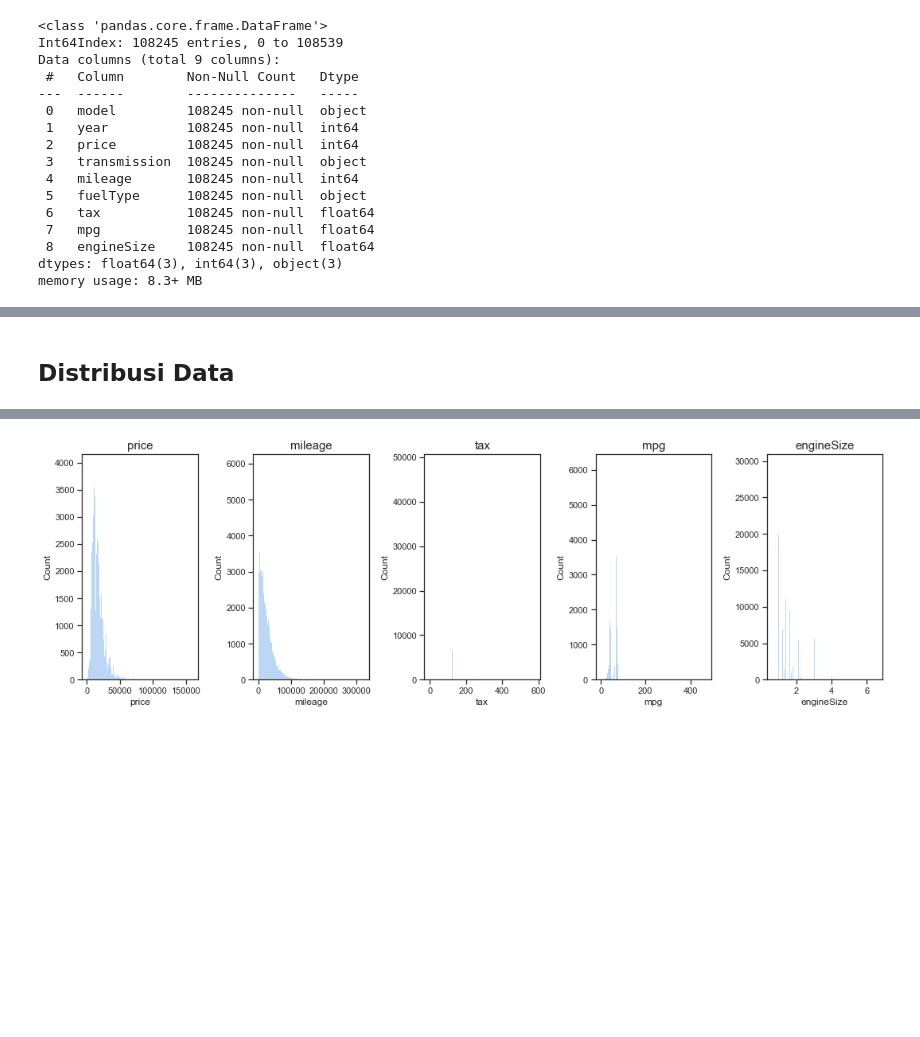
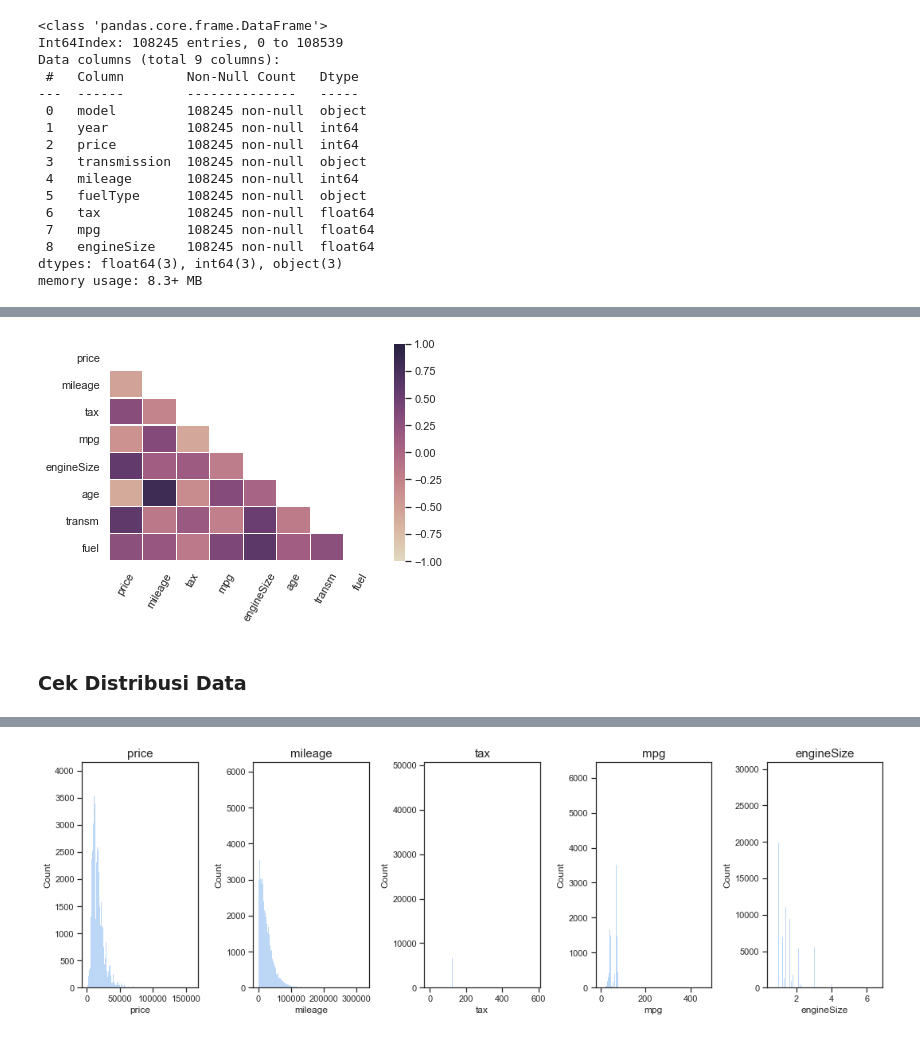
Before and after one commit to fariz-tiowiradin/FinProPWDK, a Jupyter notebook: Used Car Price Prediction.ipynb, the cells around one changed output, grey strips where cells are left out. Drawn from its saved outputs; the diff is of its cells as text; code cells hidden in the pictures; blank space fills up the shorter version.

```diff
--- a/Used Car Price Prediction.ipynb
+++ b/Used Car Price Prediction.ipynb
@@ -234,0 +428,4 @@ memory usage: 8.3+ MB
+# %%
+num_features=list(df.dtypes[df.dtypes!=object].index)
+num_features.remove('year')
+num_features
@@ -234,0 +464,3 @@ memory usage: 8.3+ MB
+# %%
+corr_matrix=df[num_features].corr(method='spearman')
+corr_matrix
@@ -235,5 +490,26 @@ memory usage: 8.3+ MB
+# %%
+# plt.figure(figsize=(12,8))
+
+sns.set_theme(style="white")
+
+mask=np.triu(np.ones_like(corr_matrix, dtype=bool))
+cmap=sns.color_palette("ch:s=-.2,r=.6", as_cmap=True)
+
+sns.heatmap(corr_matrix,
+            mask=mask,
+            cmap=cmap,
+            vmax=1,
+            vmin=-1,
+            linewidths=.2
+           )
+
+plt.yticks(rotation=0)
+plt.xticks(rotation=60)
+plt.show()
+# %% [output]
+[figure, added]
 # %% [markdown]
-## Distribusi Data
+### Cek Distribusi Data
 # %%
 num_features=list(df.dtypes[df.dtypes!=object].index)
 num_features.remove('year')
```
Also changed, not shown: parts of 129 cells of this notebook.
